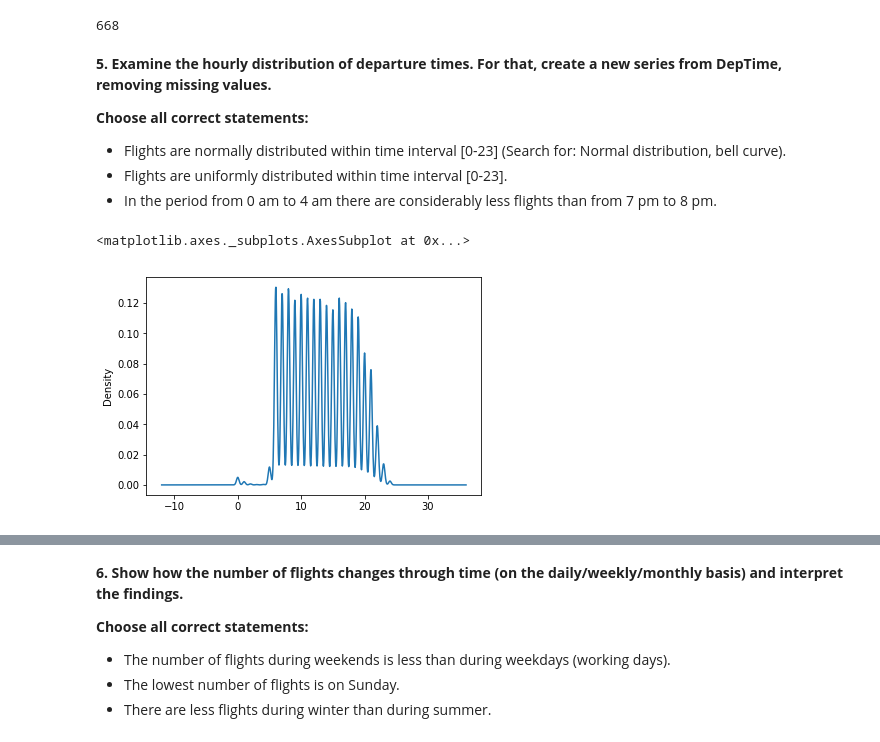
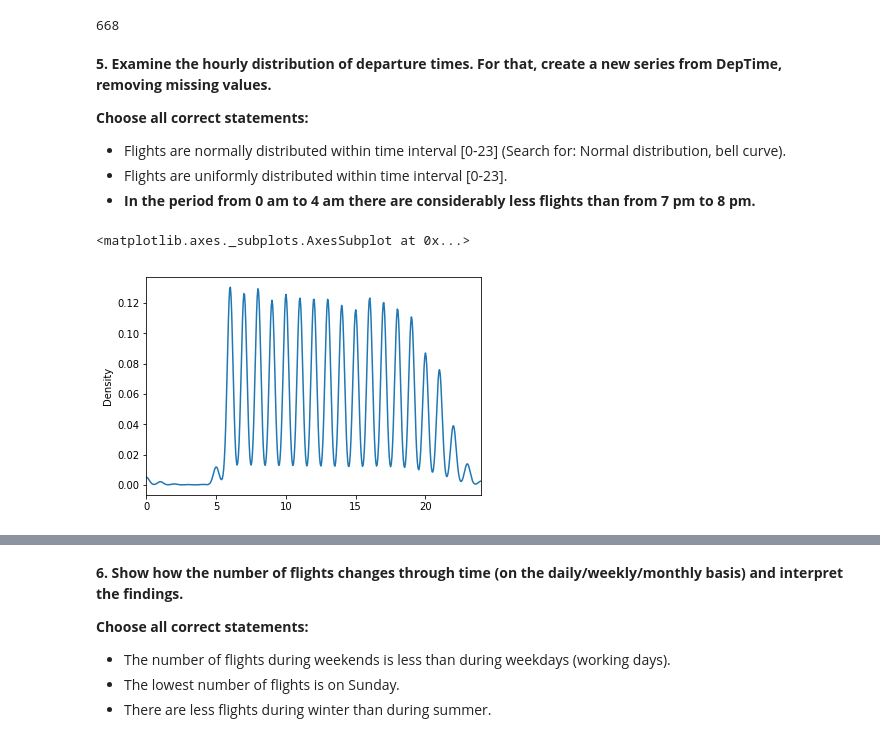
Before and after one commit to kazimanil/mlcourse.ai, a Jupyter notebook: mlcourse_2/mlcourse_2.ipynb, the cells around one changed output, grey strips where cells are left out. Cells and saved outputs as stored; diff of their text form; code cells hidden in the pictures.

```diff
--- a/mlcourse_2/mlcourse_2.ipynb
+++ b/mlcourse_2/mlcourse_2.ipynb
@@ -302,10 +300,10 @@ top5_flights.loc[top5_flights.WeatherDelay > 0].Year.count()
 **Choose all correct statements:**
  - Flights are normally distributed within time interval [0-23] (Search for: Normal distribution, bell curve).
  - Flights are uniformly distributed within time interval [0-23].
- - In the period from 0 am to 4 am there are considerably less flights than from 7 pm to 8 pm.
+ - **In the period from 0 am to 4 am there are considerably less flights than from 7 pm to 8 pm.**
 # %%
-DepTime = round(flights_df.loc[flights_df.DepTime.notna()].DepTime / 100)
-DepTime.plot(kind = 'density')
+# DepTime = round(flights_df.loc[flights_df.DepTime.notna()].DepTime / 100)
+DepTime.plot(kind = 'density', xlim = (0, 24))
 # %% [output]
 <matplotlib.axes._subplots.AxesSubplot at 0x...>
-[figure, old version]
+[figure, new version]
```
Also changed, not shown: parts of 6 cells of this notebook.
